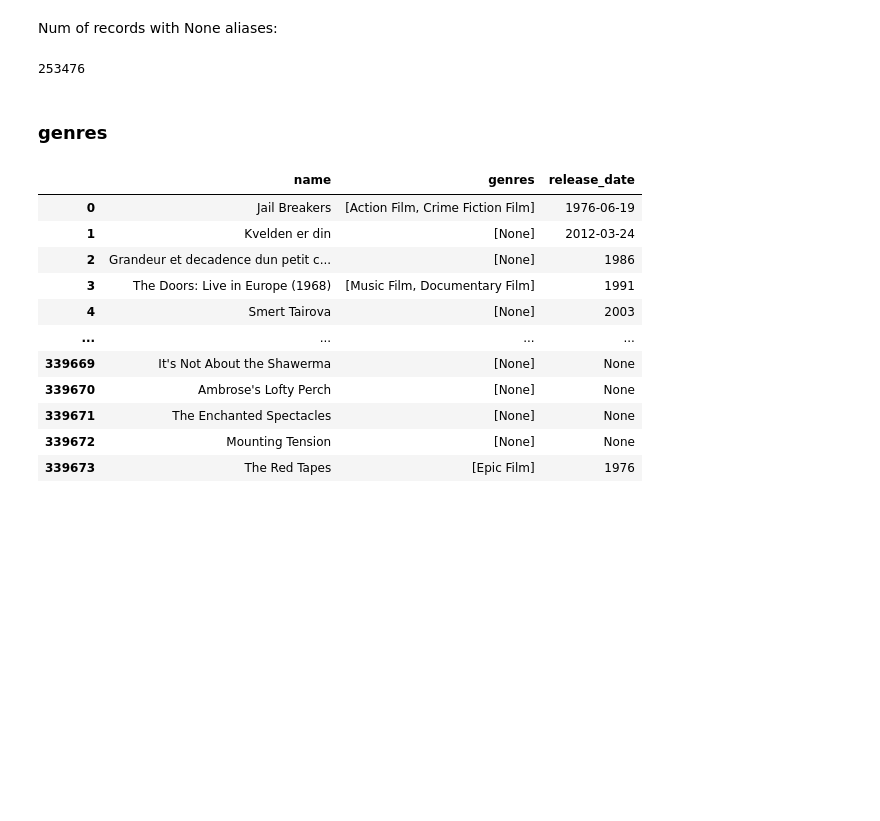
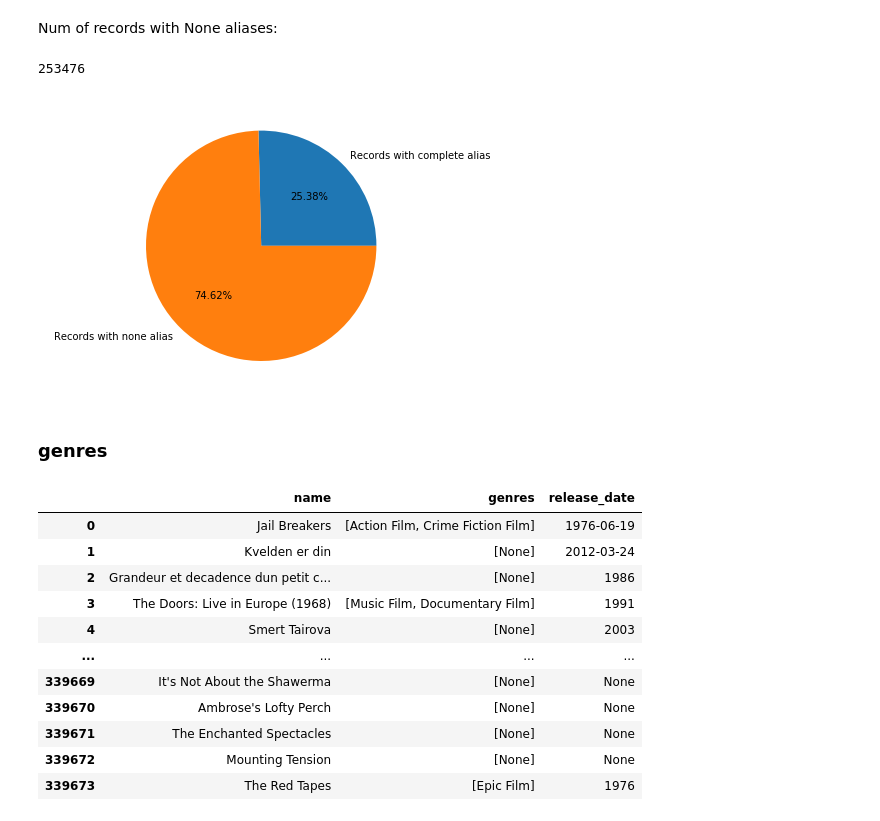
Before and after one commit to Denissovan/VINF-stats-indexing, a Jupyter notebook: VINF-indexovanie.ipynb, the cells around one changed output. Drawn from its saved outputs; the diff is of its cells as text; code cells hidden in the pictures; blank space fills up the shorter version.

```diff
--- a/VINF-indexovanie.ipynb
+++ b/VINF-indexovanie.ipynb
@@ -56,6 +64,8 @@ df.head()
 ### aliases
 # %%
 aliases = df.loc[:, ['name','aliases','release_date']]
+# %%
+num_of_all_aliases = len(aliases)
 # %%
 aliases.head(15)
 # %% [output]
@@ -137,3 +147,5 @@ aliases.head(16)
 | 11 | The imperilled | Barzakhiha@en | 1982 |
 | 12 | The Newspaper Seller | Bayaat el jarayed@en | 1964 |
 | 13 | Al-Thaman | None | 2012-05-22 |
+# %%
+num_of_none_aliases = len(aliases[aliases['aliases'] == "None"])
@@ -140,9 +158,18 @@ aliases.head(16)
 # %% [markdown]
 Num of records with None aliases:
-# %%
-len(aliases[aliases['aliases'] == "None"])
-# %% [output]
-253476
+# %%
+num_of_none_aliases
+# %% [output]
+253476
+# %%
+percentage_of_none_aliases = (num_of_all/100)*num_of_none_aliases
+# %%
+percentage_of_complete_aliases = (num_of_all_aliases/100)*(num_of_all-num_of_none_aliases)
+# %%
+printPieChart(['Records with complete alias', 'Records with none alias'],
+              [percentage_of_complete_aliases, percentage_of_none_aliases])
+# %% [output]
+[figure, added]
 # %% [markdown]
 ### genres
 # %%
```
Also changed, not shown: parts of 44 cells of this notebook.
